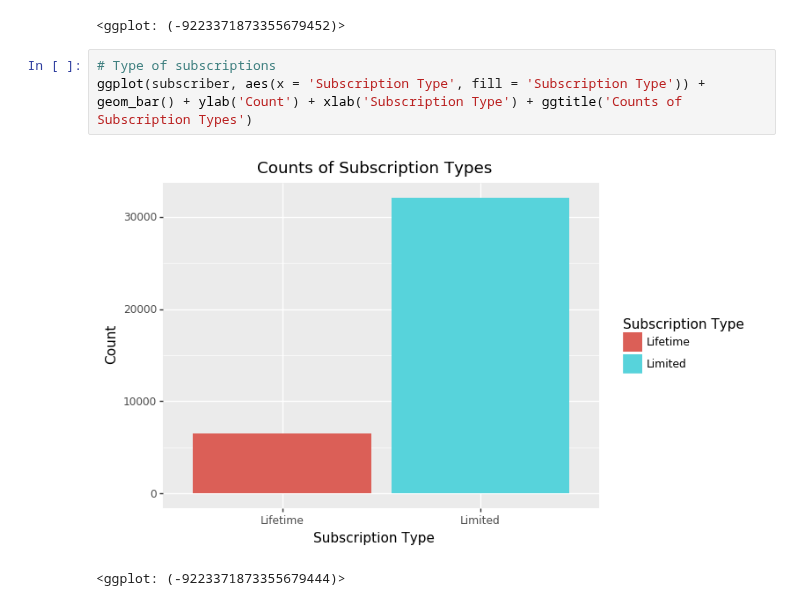
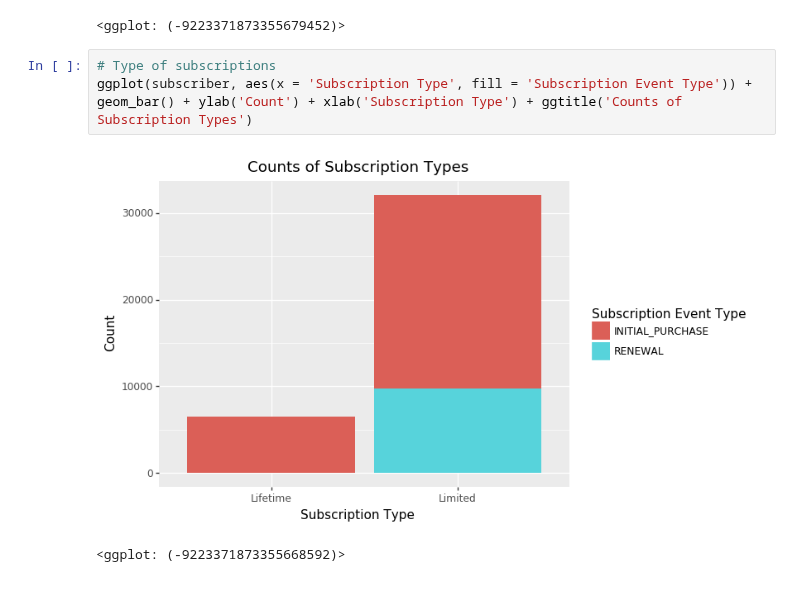
Before and after one commit to jgonz100/MGSC410-Final, a Jupyter notebook: eda.ipynb, the cells around one changed output. Cells and saved outputs as stored; diff of their text form.

```diff
--- a/eda.ipynb
+++ b/eda.ipynb
@@ -216,7 +212,7 @@ ggplot(subscriber, aes(x = 'Language', fill = 'Language')) +  geom_bar() + ylab(
 <ggplot: (-9223371873355679452)>
 # %%
 # Type of subscriptions
-ggplot(subscriber, aes(x = 'Subscription Type', fill = 'Subscription Type')) + geom_bar() + ylab('Count') + xlab('Subscription Type') + ggtitle('Counts of Subscription Types')
+ggplot(subscriber, aes(x = 'Subscription Type', fill = 'Subscription Event Type')) + geom_bar() + ylab('Count') + xlab('Subscription Type') + ggtitle('Counts of Subscription Types')
 # %% [output]
-[figure, old version]
+[figure, new version]
-<ggplot: (-9223371873355679444)>
+<ggplot: (-9223371873355668592)>
```
Also changed, not shown: parts of 15 cells of this notebook.
